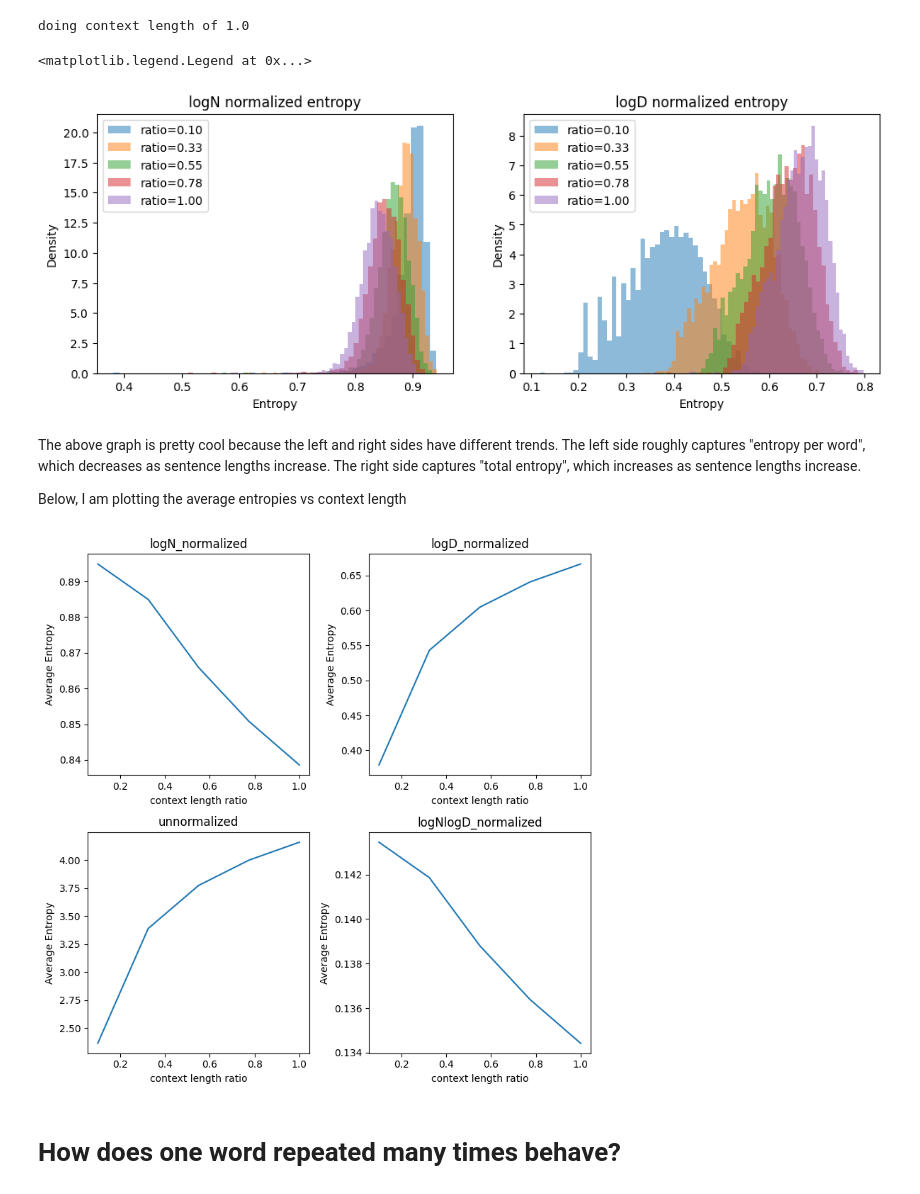
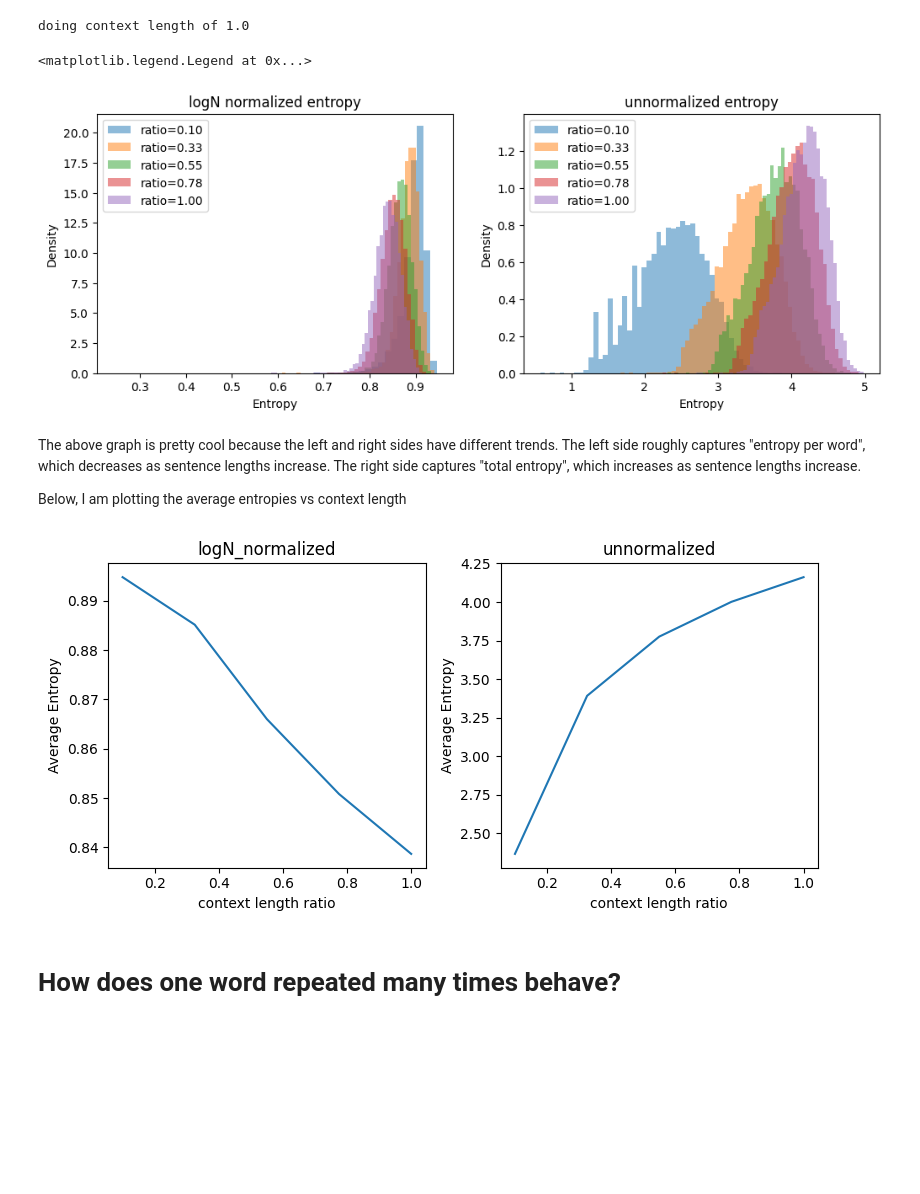
Before and after one commit to OFSkean/information_flow, a Jupyter notebook: information_plane.ipynb, the cells around one changed output. Saved outputs shown, nothing was run; the diff lists cells and outputs as text; code cells hidden in the pictures; blank space fills up the shorter version.

```diff
--- a/information_plane.ipynb
+++ b/information_plane.ipynb
@@ -101,7 +101,7 @@ from torch.utils.data import DataLoader
 
 datasets = ['wikitext']
 
-def get_dataloader(tokenizer, dataset_name, split='train', context_length_ratio=1, min_length=5, max_length=None):
+def get_dataloader(tokenizer, dataset_name, split='train', context_length_ratio=1, min_length=5, max_length=None, num_samples=10000):
     def tokenize_function(examples):
         return tokenizer(examples["text"], truncation=True, max_length=2048)
 
@@ -116,20 +116,25 @@ def get_dataloader(tokenizer, dataset_name, split='train', context_length_ratio=
 
             return examples
 
+    def is_not_wikipedia_heading(example):
+        return not (example["text"].strip().startswith("=") and example["text"].strip().endswith("="))
+
     assert dataset_name in datasets
     assert split in ['train', 'validation']
     assert context_length_ratio <= 1
 
     if dataset_name == 'wikitext':
         dataset = load_dataset("wikitext", 'wikitext-103-v1')[split]
-        num_samples = min(10000, len(dataset))
+        num_samples = min(num_samples, len(dataset))
         dataset = dataset.select(range(num_samples))
 
     tokenized_dataset = dataset.map(tokenize_function, batched=True).shuffle(seed=42)
     tokenized_dataset.set_format("torch")
 
+    tokenized_dataset = tokenized_dataset.filter(lambda x: len(x['input_ids']) >= min_length) # filter out the frequent blank/small examples in the dataset
+    tokenized_dataset = tokenized_dataset.filter(is_not_wikipedia_heading) # filter out headings
     tokenized_dataset = tokenized_dataset.remove_columns(["text"])
-    tokenized_dataset = tokenized_dataset.filter(lambda x: len(x['input_ids']) >= min_length) # filter out the frequent blank/small examples in the dataset
+
     if max_length is not None:
         tokenized_dataset = tokenized_dataset.filter(lambda x: len(x['input_ids']) <= max_length)
 
@@ -199,7 +204,7 @@ tokenizer = AutoTokenizer.from_pretrained(model_path)
 model = AutoModel.from_pretrained(model_path, output_hidden_states=True).to(device)
 
 # train set entropies
-dataloader = get_dataloader(tokenizer, "wikitext", split="train")
+dataloader = get_dataloader(tokenizer, "wikitext", split="train", num_samples=25000)
 train_entropies = compute_entropies_for_each_sentence(model, dataloader, alpha=1)
 # %% [output]
 Special tokens have been added in the vocabulary, make sure the associated word embeddings are fine-tuned or trained.
@@ -280,7 +286,7 @@ context_length_entropies = []
 
 for context_length_ratio in context_length_ratios:
     print(f"doing context length of {context_length_ratio}")
-    dataset = get_dataloader(tokenizer, "wikitext", split="train", context_length_ratio=context_length_ratio, min_length=50)
+    dataset = get_dataloader(tokenizer, "wikitext", split="train", context_length_ratio=context_length_ratio, min_length=50, num_samples=25000)
     context_length_entropies.append(compute_entropies_for_each_sentence(model, dataset, alpha=1))
 # %% [output]
 doing context length of 0.1
@@ -293,20 +299,20 @@ doing context length of 1.0
 fig, ax = plt.subplots(1, 2, figsize=(12, 4))
 for context_length_ratio, context_length_entropy in zip(context_length_ratios, context_length_entropies):
     ax[0].hist(context_length_entropy['logN_normalized'], bins=50, density=True, alpha=0.5, label=f"ratio={context_length_ratio:.2f}")
-    ax[1].hist(context_length_entropy['logD_normalized'], bins=50, density=True, alpha=0.5, label=f"ratio={context_length_ratio:.2f}")
+    ax[1].hist(context_length_entropy['unnormalized'], bins=50, density=True, alpha=0.5, label=f"ratio={context_length_ratio:.2f}")
 
 ax[0].set_title('logN normalized entropy')
 ax[0].set_xlabel("Entropy")
 ax[0].set_ylabel("Density")
 ax[0].legend()
 
-ax[1].set_title('logD normalized entropy')
+ax[1].set_title('unnormalized entropy')
 ax[1].set_xlabel("Entropy")
 ax[1].set_ylabel("Density")
 ax[1].legend()
 # %% [output]
 <matplotlib.legend.Legend at 0x...>
-[figure, old version]
+[figure, new version]
 # %% [markdown]
 The above graph is pretty cool because the left and right sides have different trends. The left side roughly captures "entropy per word", which decreases as sentence lengths increase. The right side captures "total entropy", which increases as sentence lengths increase.
 
@@ -314,21 +320,21 @@ Below, I am plotting the average entropies vs context length
 # %%
 average_logD_entropies = [np.mean(context_length_entropy['logD_normalized']) for context_length_entropy in context_length_entropies]
 average_logN_enropies = [np.mean(context_length_entropy['logN_normalized']) for context_length_entropy in context_length_entropies]
 average_unnormalized_entropies = [np.mean(context_length_entropy['unnormalized']) for context_length_entropy in context_length_entropies]
 
-fig, axes = plt.subplots(2, 2, figsize=(8,8))
-keys = ['logN_normalized', 'logD_normalized', 'unnormalized', 'logNlogD_normalized']
+fig, axes = plt.subplots(1, 2, figsize=(8,4))
+keys = ['logN_normalized', 'unnormalized']
 for ax, key in zip(axes.flatten(), keys):
     average_entropy = [np.mean(context_length_entropy[key]) for context_length_entropy in context_length_entropies]
     ax.plot(context_length_ratios, average_entropy)
     ax.set_title(key)
     ax.set_xlabel("context length ratio")
     ax.set_ylabel("Average Entropy")
 
 plt.tight_layout()
 plt.show()
 # %% [output]
-[figure, old version]
+[figure, new version]
 # %% [markdown]
 # How does one word repeated many times behave?
 # %% [markdown]
```
Also changed, not shown: parts of 15 cells of this notebook.
